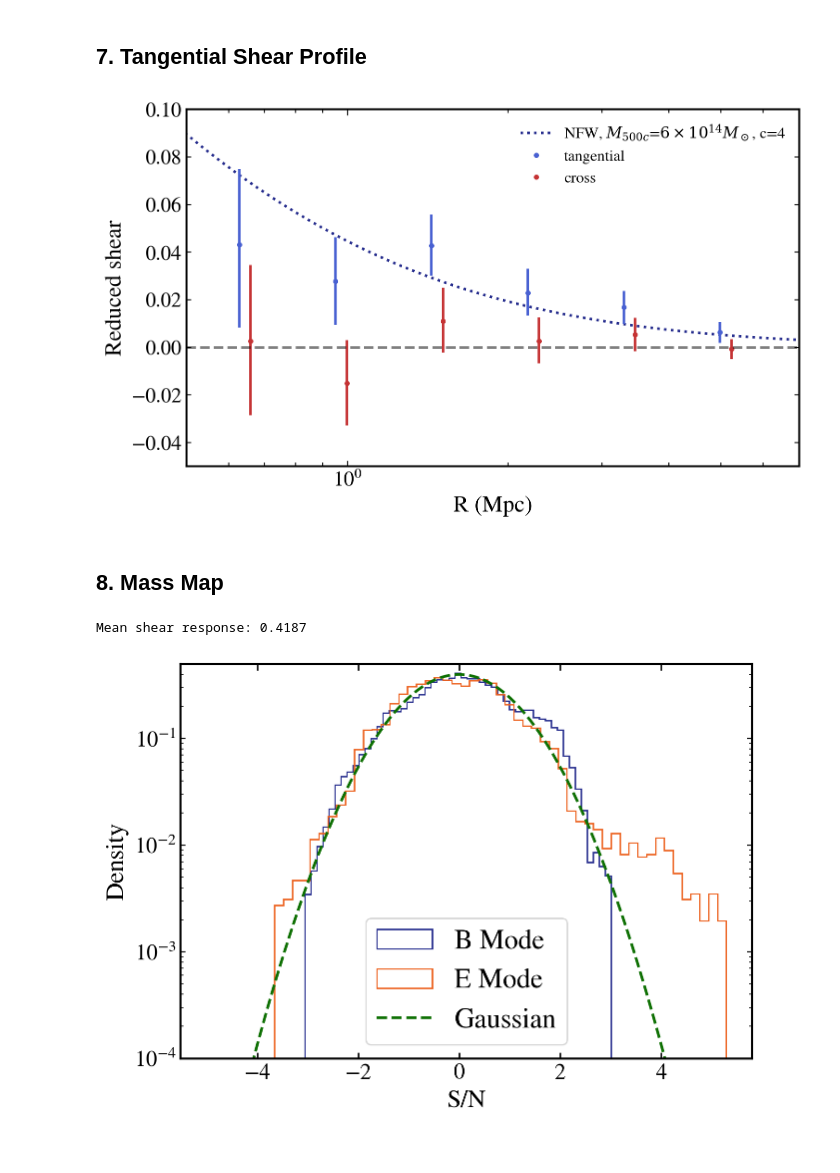
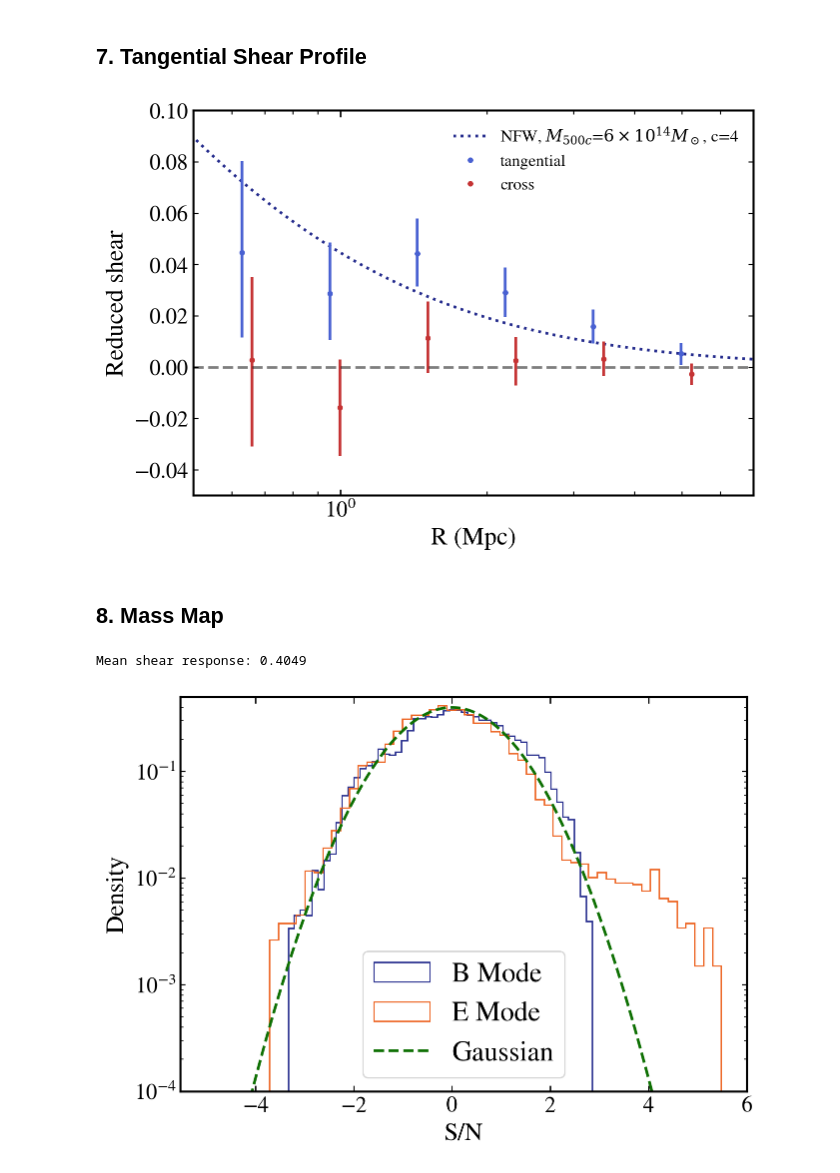
Before and after one commit to LSSTDESC/AnaCal_DESCNote, a Jupyter notebook: notebooks/cell_comcam/a360/abell360_cluster_cell.ipynb, the cells around one changed output. Drawn from its saved outputs; the diff is of its cells as text; code cells hidden in the pictures.

```diff
--- a/notebooks/cell_comcam/a360/abell360_cluster_cell.ipynb
+++ b/notebooks/cell_comcam/a360/abell360_cluster_cell.ipynb
@@ -54,6 +54,7 @@ butler_config = "/global/cfs/cdirs/lsst/production/gen3/rubin/DP1/repo/butler.ya
 anacal_collection = "u/xiangchl/dp1/a360_anacal"
 input_collections = [
     anacal_collection,
+    "u/mgorsuch/metadetect/a360_extra_cells",
     "u/mgorsuch/metadetect/a360_metadetect",
     "u/mgorsuch/metadetect/a360_coadd",
     "LSSTComCam/DP1",
@@ -372,19 +373,19 @@ gt_z = moo.eval_reduced_tangential_shear(
     rproj, z_cl, [beta_s_mean, beta_s_square_mean], z_src_info="beta", approx="order2")
 # %%
 cmap = cm.coolwarm
-plt.figure(figsize=(8, 5))
+plt.figure(figsize=(7, 5))
 plt.plot(rproj, gt_z, label=r'NFW, $M_{500c}$=$6\times10^{14} M_\odot$, c=4', ls=':')
 plt.plot(bin_mids, shear_cl[0], '.', label='tangential', color=cmap(0.05))
 plt.vlines(bin_mids, shear_cl[2][:, 0], shear_cl[2][:, 1], color=cmap(0.05))
 plt.plot(1.05 * bin_mids, shear_cl[1], '.', label='cross', color=cmap(0.95))
 plt.vlines(1.05 * bin_mids, shear_cl[3][:, 0], shear_cl[3][:, 1], color=cmap(0.95))
 plt.semilogx(); plt.axhline(0, ls='--', color='k', alpha=0.5)
 plt.ylim(-0.05, 0.10); plt.xlim(0.5, 7)
 plt.ylabel("Reduced shear"); plt.xlabel("R (Mpc)")
 plt.legend(frameon=False, loc='upper right', fontsize=12)
 plt.tight_layout(); plt.show()
 # %% [output]
-[figure, old version]
+[figure, new version]
 # %% [markdown]
 ## 8. Mass Map
 # %%
@@ -439,7 +440,7 @@ g1 = e1 / global_R
 g2 = e2 / global_R
 w_map = np.ones(len(x_sky))
 # %% [output]
-Mean shear response: 0.4187
+Mean shear response: 0.4049
 # %%
 e_ap, b_ap, v_ap = compute_mass_map(
     x_grid, y_grid, x_sky, y_sky, g1, g2, w_map,
@@ -458,7 +459,7 @@ plt.legend(); plt.yscale("log"); plt.ylim(1e-4, 5e-1)
 plt.xlabel("S/N"); plt.ylabel("Density")
 plt.tight_layout(); plt.show()
 # %% [output]
-[figure, old version]
+[figure, new version]
 # %%
 # E/B mode maps
 e_sn_map = e_ap / np.sqrt(np.nanmean(v_ap))
```
Also changed, not shown: parts of 7 cells of this notebook, 3 other files.
